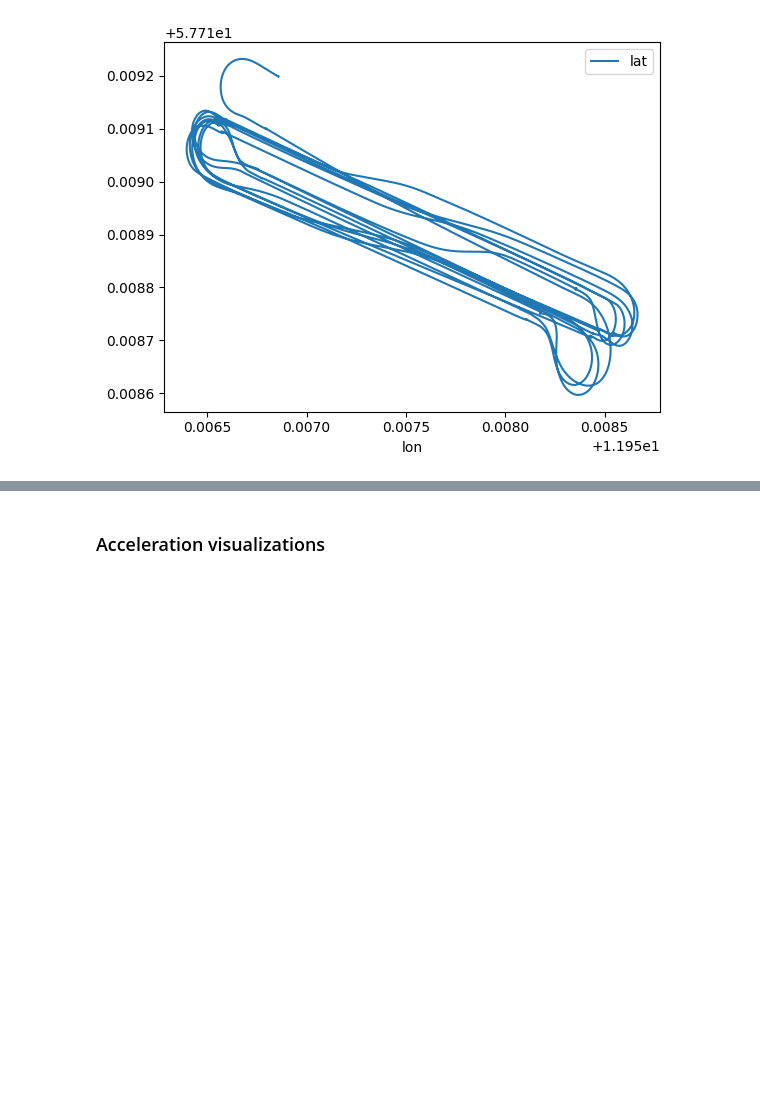
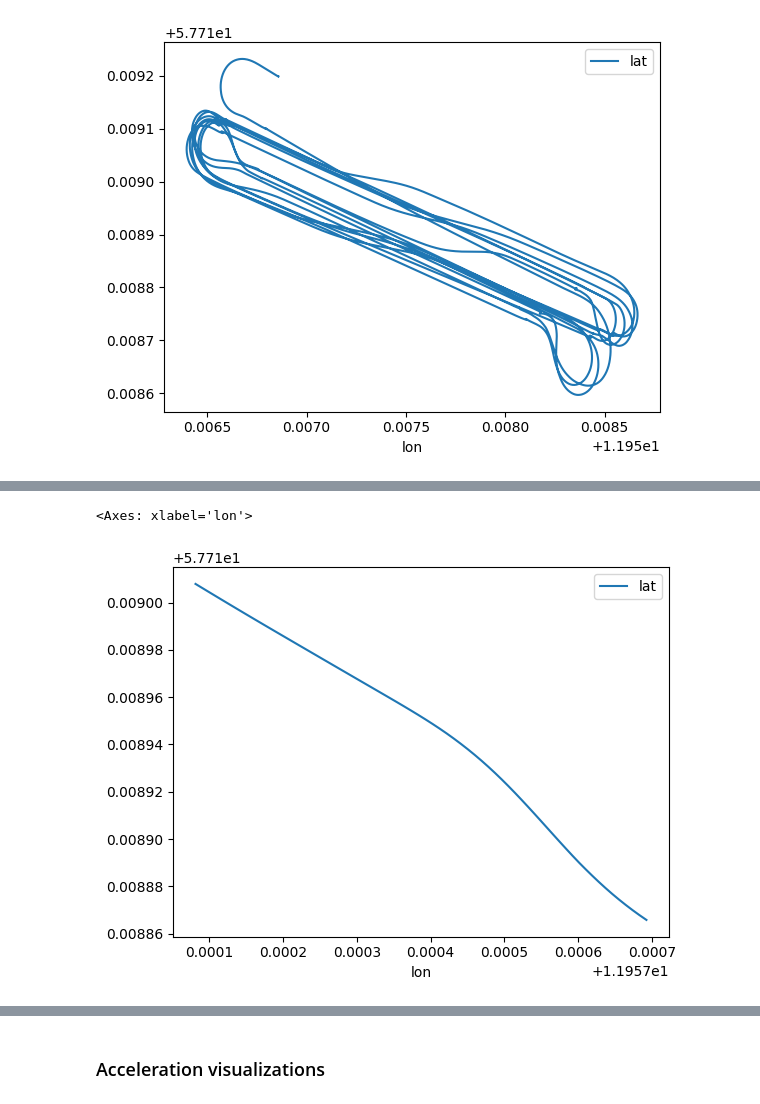
Before and after one commit to Marble879/SFC_scripts, a Jupyter notebook: LaneChange_Scripts/Extract_Lane_changes.ipynb, the cells around one changed output, grey strips where cells are left out. Drawn from its saved outputs; the diff is of its cells as text; code cells hidden in the pictures; blank space fills up the shorter version.

```diff
--- a/LaneChange_Scripts/Extract_Lane_changes.ipynb
+++ b/LaneChange_Scripts/Extract_Lane_changes.ipynb
@@ -255,0 +332,5 @@ lcDF.plot(x="lon",y="lat")
+# %%
+lcOneRound[(lcOneRound['ts'] > 1663765174211777) & (lcOneRound['ts'] < 1663765177561839)].plot(x="lon", y="lat")
+# %% [output]
+<Axes: xlabel='lon'>
+[figure, added]
```
Also changed, not shown: parts of 39 cells of this notebook, 3 other files.
